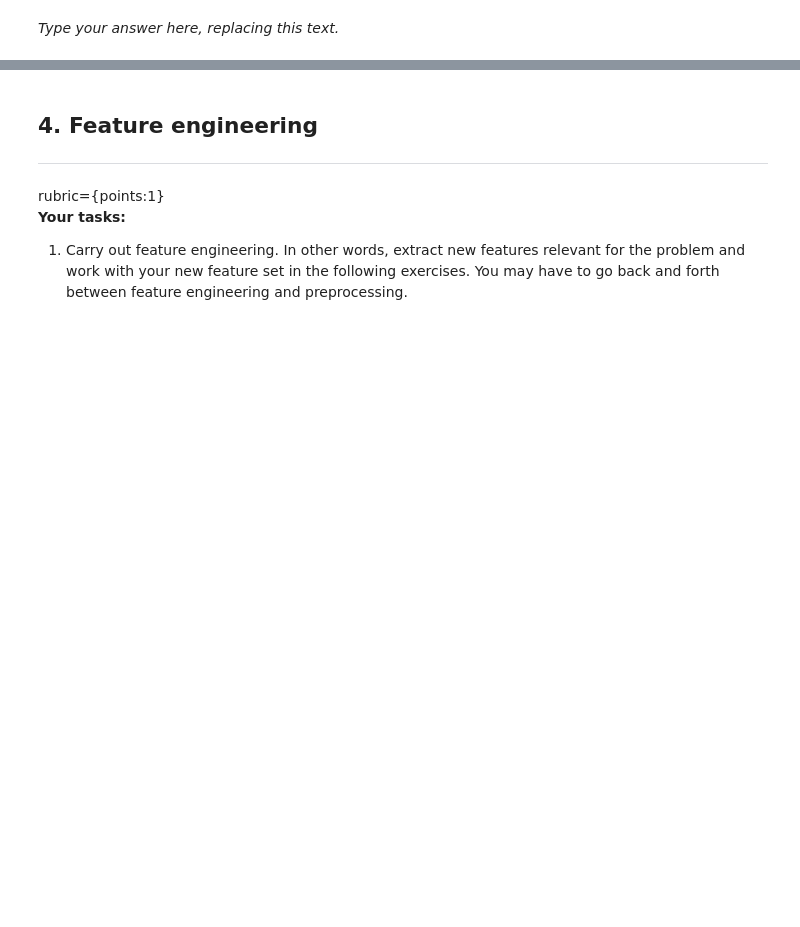
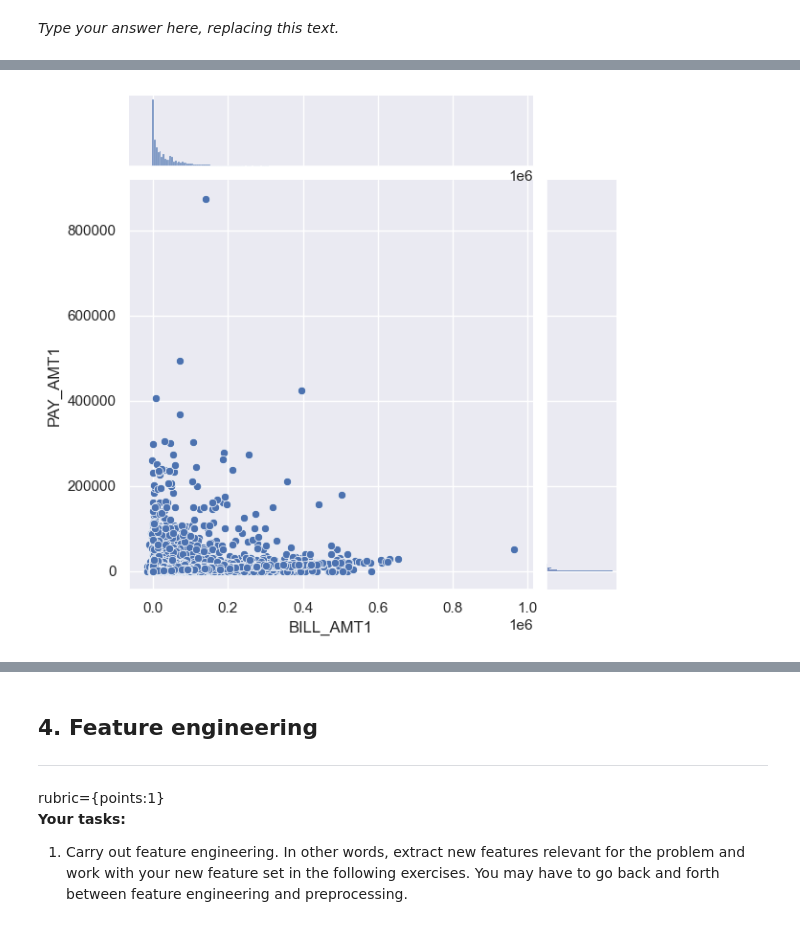
Before and after one commit to Aryan-SeongJae/Credit-Card-Project, a Jupyter notebook: hw5.ipynb, the cells around one changed output, grey strips where cells are left out. Cells and saved outputs as stored; diff of their text form; code cells hidden in the pictures; blank space fills up the shorter version.

```diff
--- a/hw5.ipynb
+++ b/hw5.ipynb
@@ -392,0 +360,4 @@ All payment history variables show moderate positive correlations with default,
+# %%
+sns.jointplot(x="BILL_AMT1", y="PAY_AMT1", data=train_df);
+# %% [output]
+[figure, added]
```
Also changed, not shown: parts of 115 cells of this notebook.
